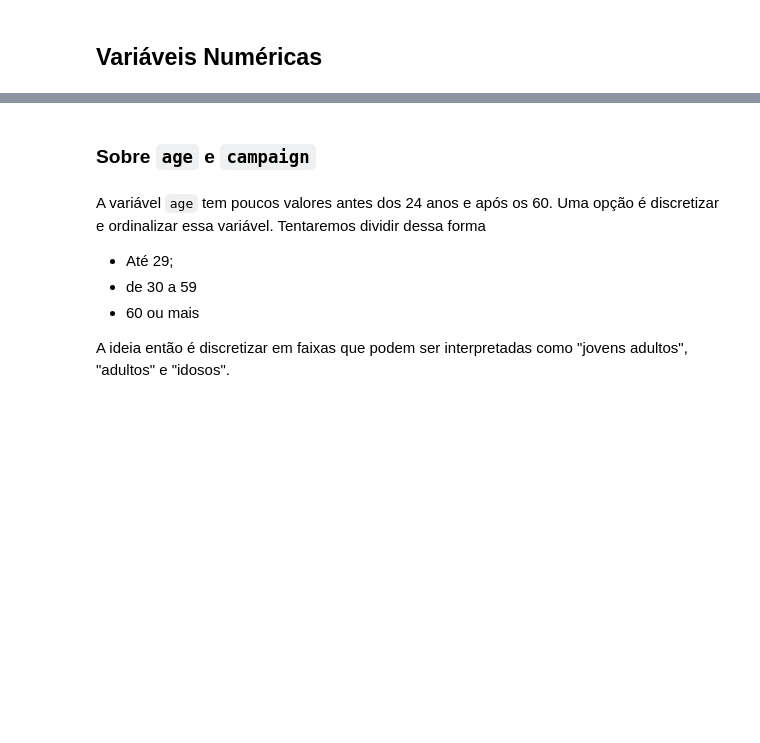
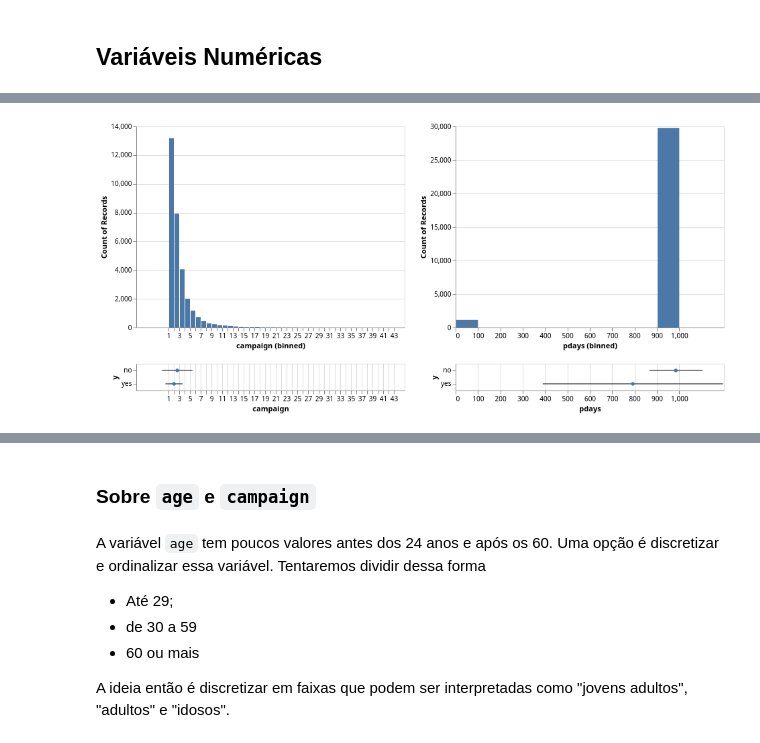
Before and after one commit to silasge/bank-marketing-classification, a Jupyter notebook: notebooks/1.0-data-exploration.ipynb, the cells around one changed output, grey strips where cells are left out. Cells and saved outputs as stored; diff of their text form; code cells hidden in the pictures; blank space fills up the shorter version.

```diff
--- a/notebooks/1.0-data-exploration.ipynb
+++ b/notebooks/1.0-data-exploration.ipynb
@@ -87,3 +92,3 @@ plot_qvars("age:Q", step=4, domain=(0, 100)) | plot_qvars("duration:Q", step=100
 # %%
-plot_qvars("campaign:Q", step=1, domain=(1, 43)) | plot_qvars("pdays:Q", step=100, domain=(0, 999))
+plot_qvars("campaign:Q", step=1) | plot_qvars("pdays:Q", step=100)
 # %% [output]
@@ -91 +95,2 @@ plot_qvars("campaign:Q", step=1, domain=(1, 43)) | plot_qvars("pdays:Q", step=10
+[figure, added]
 # %%
```
Also changed, not shown: parts of 27 cells of this notebook, 30 other files.
